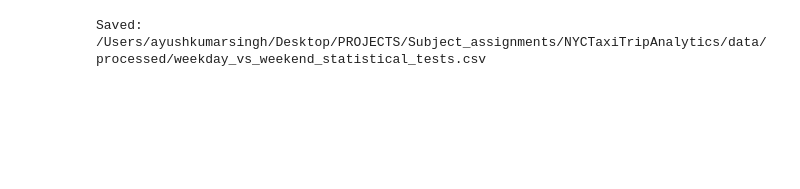
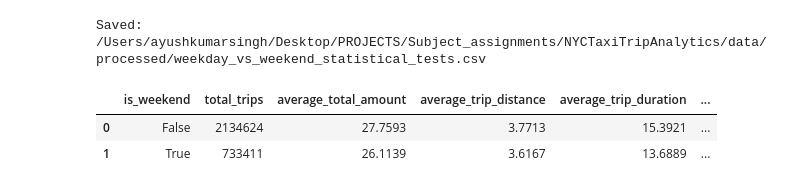
Before and after one commit to angelonels/NYCTaxiTripAnalytics, a Jupyter notebook: notebooks/04_statistical_analysis.ipynb, the cells around one changed output. Cells and saved outputs as stored; diff of their text form; code cells hidden in the pictures; blank space fills up the shorter version.

```diff
--- a/notebooks/04_statistical_analysis.ipynb
+++ b/notebooks/04_statistical_analysis.ipynb
@@ -326,3 +326,27 @@ weekday_weekend_test_results_df
 save_dataframe(weekday_weekend_test_results_df, "weekday_vs_weekend_statistical_tests.csv")
 # %% [output]
 Saved: /Users/ayushkumarsingh/Desktop/PROJECTS/Subject_assignments/NYCTaxiTripAnalytics/data/processed/weekday_vs_weekend_statistical_tests.csv
+# %%
+weekend_summary_for_plot = (
+    statistical_dataset
+    .groupby("is_weekend")
+    .agg(
+        total_trips=("pickup_datetime", "count"),
+        average_total_amount=("total_amount", "mean"),
+        average_trip_distance=("trip_distance", "mean"),
+        average_trip_duration=("trip_duration_minutes", "mean"),
+        average_revenue_per_mile=("revenue_per_mile", "mean"),
+    )
+    .reset_index()
+)
+
+weekend_summary_for_plot["day_type"] = weekend_summary_for_plot["is_weekend"].map({
+    False: "Weekday",
+    True: "Weekend",
+})
+
+weekend_summary_for_plot
+# %% [output]
+|  | is_weekend | total_trips | average_total_amount | average_trip_distance | average_trip_duration | ... |
+| 0 | False | 2134624 | 27.7593 | 3.7713 | 15.3921 | ... |
+| 1 | True | 733411 | 26.1139 | 3.6167 | 13.6889 | ... |
```
